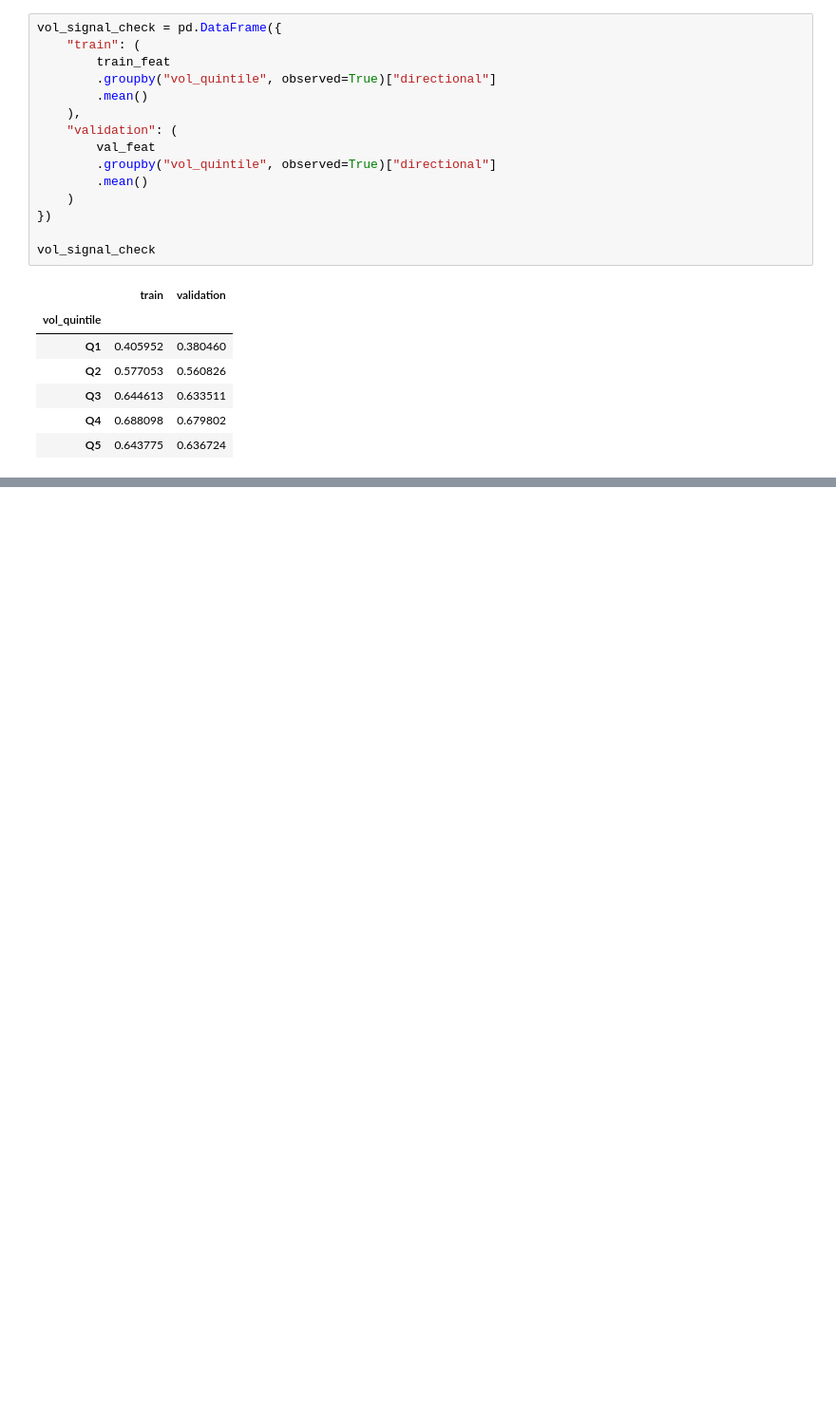
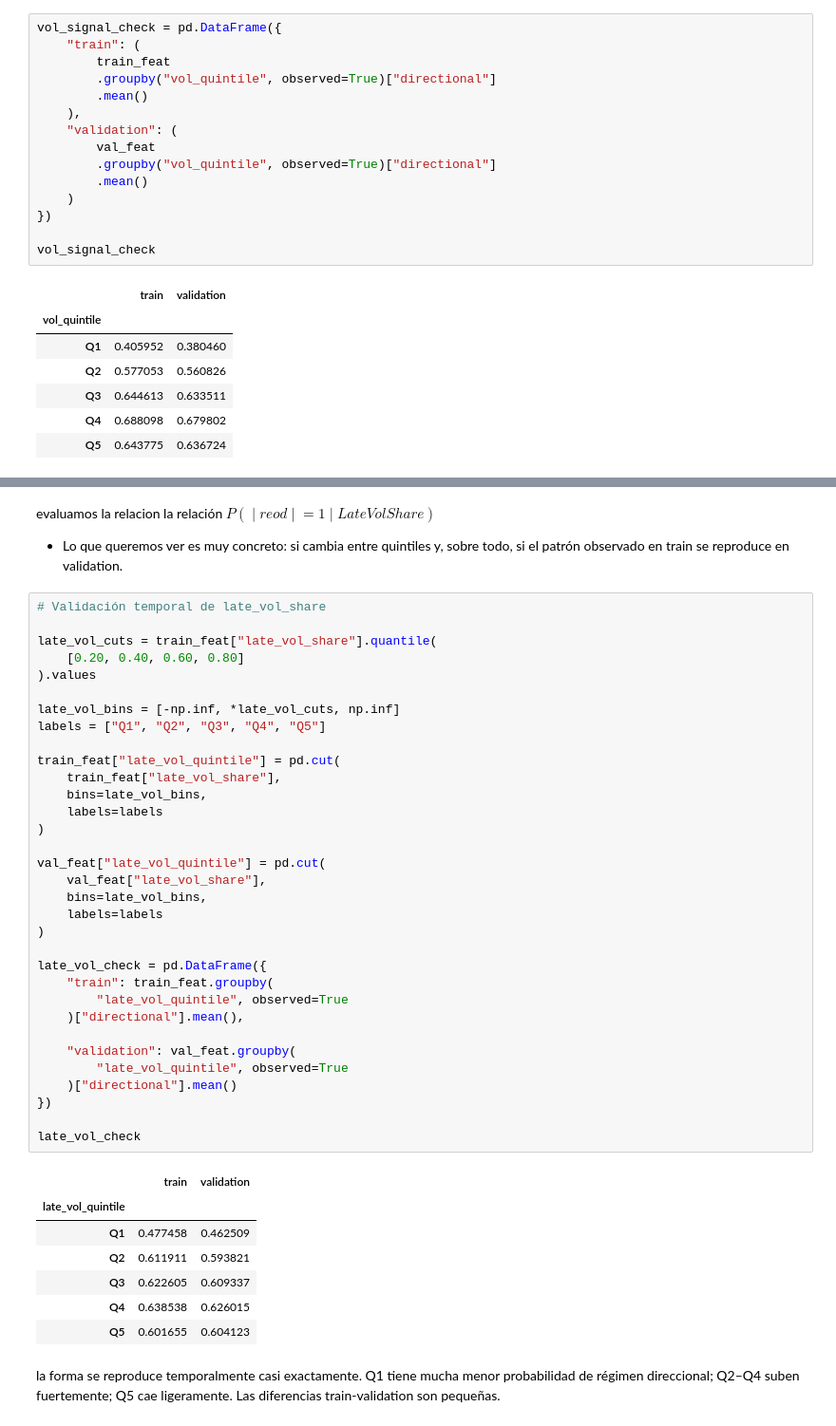
Before and after one commit to ADRIANVM117/data-science-portfolio, a Jupyter notebook: EXAMEN_DL_BOURBAKI/notebooks/03_quant_feature_baseline.ipynb, the cells around one changed output, grey strips where cells are left out. Shown at 95% size. Saved outputs shown, nothing was run; the diff lists cells and outputs as text; blank space fills up the shorter version.

```diff
--- a/EXAMEN_DL_BOURBAKI/notebooks/03_quant_feature_baseline.ipynb
+++ b/EXAMEN_DL_BOURBAKI/notebooks/03_quant_feature_baseline.ipynb
@@ -346,0 +618,46 @@ vol_signal_check
+# %% [markdown]
+evaluamos la relacion la relación $ P(∣reod∣=1∣LateVolShare) $
+- Lo que queremos ver es muy concreto: si cambia entre quintiles y, sobre todo, si el patrón observado en train se reproduce en validation.
+# %%
+# Validación temporal de late_vol_share
+
+late_vol_cuts = train_feat["late_vol_share"].quantile(
+    [0.20, 0.40, 0.60, 0.80]
+).values
+
+late_vol_bins = [-np.inf, *late_vol_cuts, np.inf]
+labels = ["Q1", "Q2", "Q3", "Q4", "Q5"]
+
+train_feat["late_vol_quintile"] = pd.cut(
+    train_feat["late_vol_share"],
+    bins=late_vol_bins,
+    labels=labels
+)
+
+val_feat["late_vol_quintile"] = pd.cut(
+    val_feat["late_vol_share"],
+    bins=late_vol_bins,
+    labels=labels
+)
+
+late_vol_check = pd.DataFrame({
+    "train": train_feat.groupby(
+        "late_vol_quintile", observed=True
+    )["directional"].mean(),
+
+    "validation": val_feat.groupby(
+        "late_vol_quintile", observed=True
+    )["directional"].mean()
+})
+
+late_vol_check
+# %% [output]
+|  | train | validation |
+| late_vol_quintile |  |  |
+| Q1 | 0.477458 | 0.462509 |
+| Q2 | 0.611911 | 0.593821 |
+| Q3 | 0.622605 | 0.609337 |
+| Q4 | 0.638538 | 0.626015 |
+| Q5 | 0.601655 | 0.604123 |
+# %% [markdown]
+la forma se reproduce temporalmente casi exactamente. Q1 tiene mucha menor probabilidad de régimen direccional; Q2–Q4 suben fuertemente; Q5 cae ligeramente. Las diferencias train-validation son pequeñas.
```
Also changed, not shown: parts of 20 cells of this notebook.
